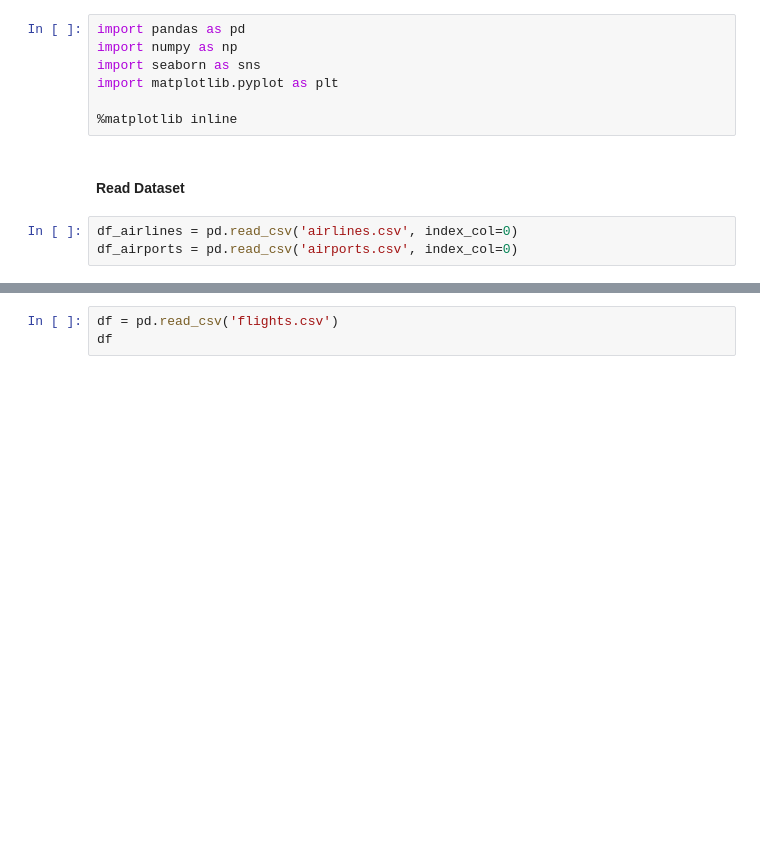
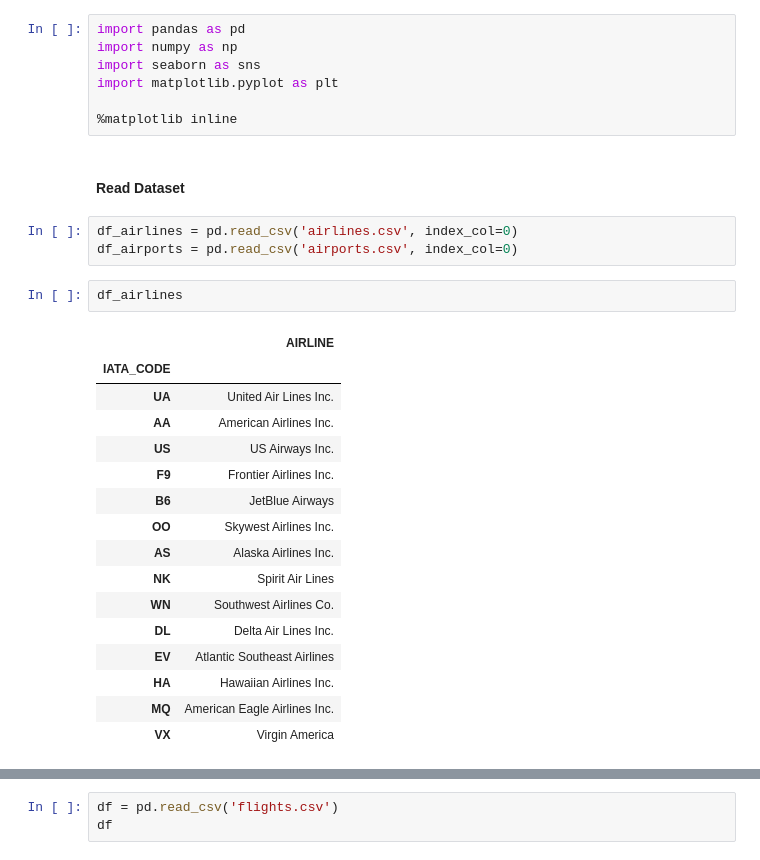
Before and after one commit to Yousef-Nasr/Flight-Cancellation-Classiffication, a Jupyter notebook: main.ipynb, the cells around one changed output, grey strips where cells are left out. Saved outputs shown, nothing was run; the diff lists cells and outputs as text; blank space fills up the shorter version.

```diff
--- a/main.ipynb
+++ b/main.ipynb
@@ -10,3 +10,22 @@ import matplotlib.pyplot as plt
 # %%
 df_airlines = pd.read_csv('airlines.csv', index_col=0)
 df_airports = pd.read_csv('airports.csv', index_col=0)
+# %%
+df_airlines
+# %% [output]
+|  | AIRLINE |
+| IATA_CODE |  |
+| UA | United Air Lines Inc. |
+| AA | American Airlines Inc. |
+| US | US Airways Inc. |
+| F9 | Frontier Airlines Inc. |
+| B6 | JetBlue Airways |
+| OO | Skywest Airlines Inc. |
+| AS | Alaska Airlines Inc. |
+| NK | Spirit Air Lines |
+| WN | Southwest Airlines Co. |
+| DL | Delta Air Lines Inc. |
+| EV | Atlantic Southeast Airlines |
+| HA | Hawaiian Airlines Inc. |
+| MQ | American Eagle Airlines Inc. |
+| VX | Virgin America |
```
Also changed, not shown: parts of 4 cells of this notebook.
